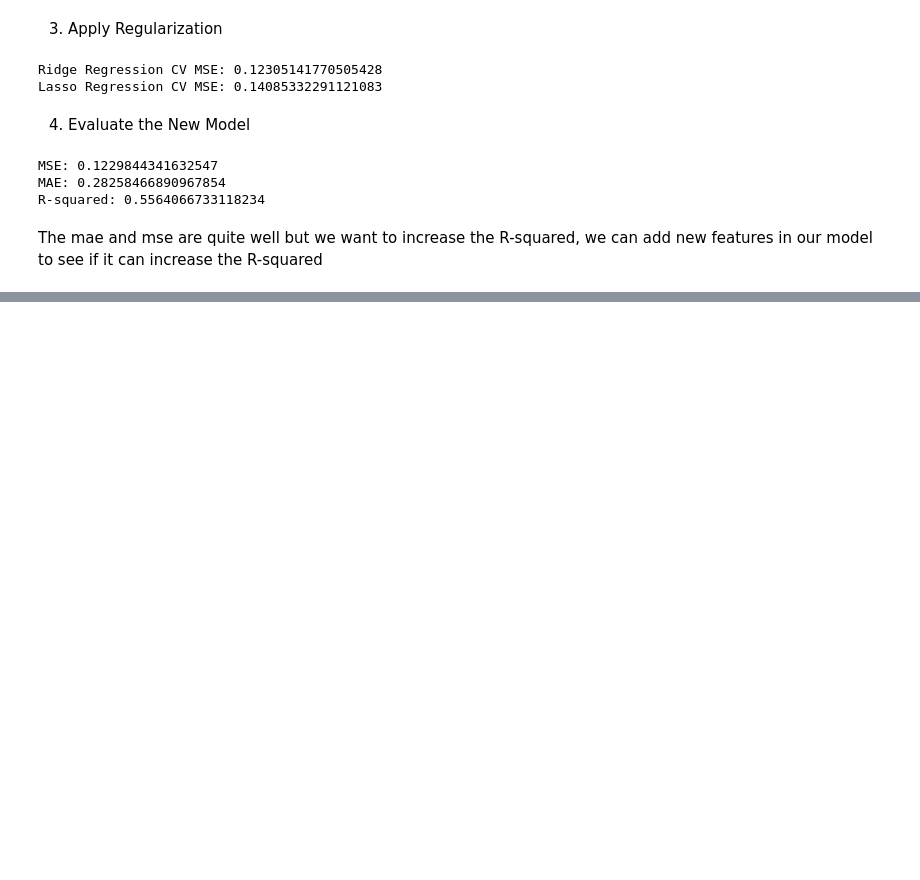
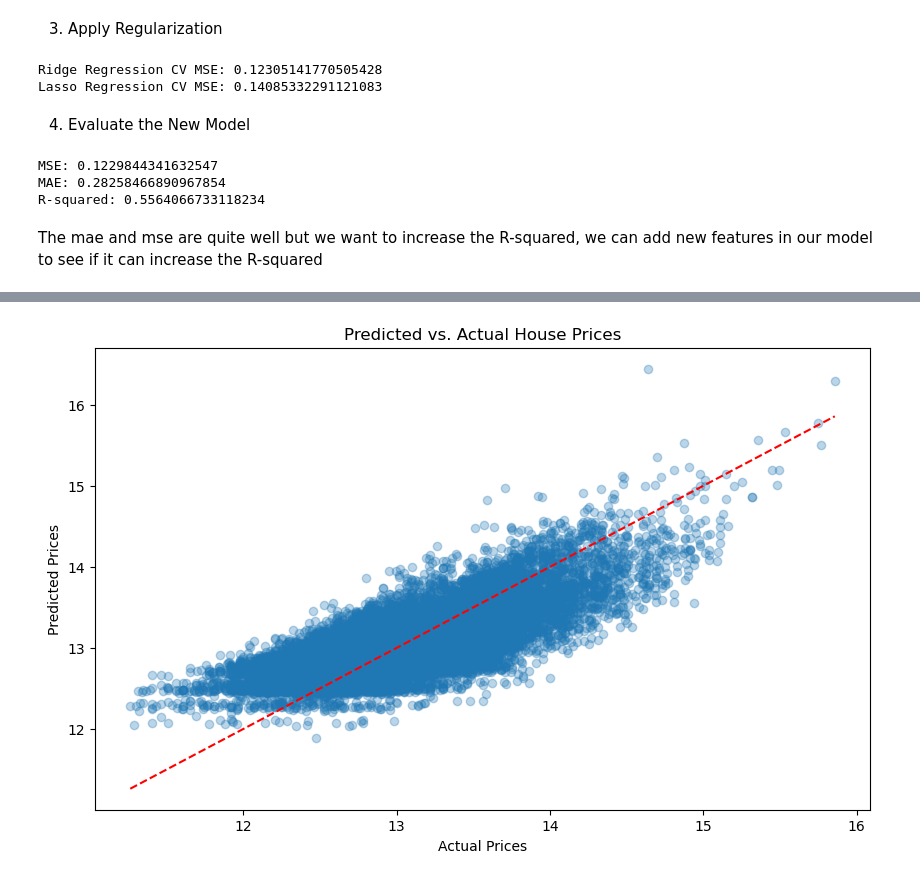
Before and after one commit to Bennie-Kibet/Phase-2-project, a Jupyter notebook: Work/Victor2.ipynb, the cells around one changed output, grey strips where cells are left out. Drawn from its saved outputs; the diff is of its cells as text; code cells hidden in the pictures; blank space fills up the shorter version.

```diff
--- a/Work/Victor2.ipynb
+++ b/Work/Victor2.ipynb
@@ -853,0 +1065,16 @@ The mae and mse are quite well but we want to increase the R-squared, we can add
+# %%
+
+
+# Predictions
+y_pred = model_poly_refined.predict(X_poly_selected_const)
+
+# Scatter plot
+plt.figure(figsize=(10, 6))
+plt.scatter(y, y_pred, alpha=0.3)
+plt.plot([min(y), max(y)], [min(y), max(y)], color='red', linestyle='--')
+plt.xlabel('Actual Prices')
+plt.ylabel('Predicted Prices')
+plt.title('Predicted vs. Actual House Prices')
+plt.show()
+# %% [output]
+[figure, added]
```
Also changed, not shown: parts of 66 cells of this notebook.
